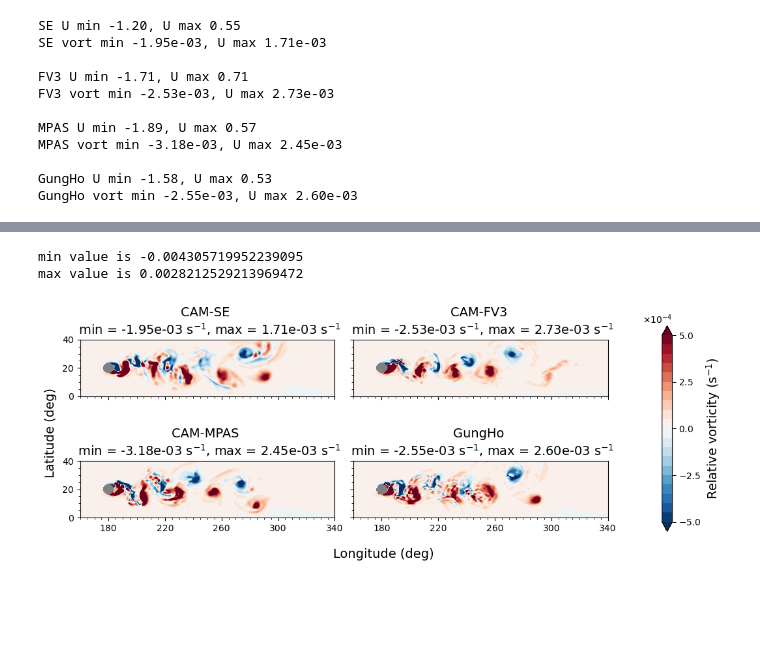
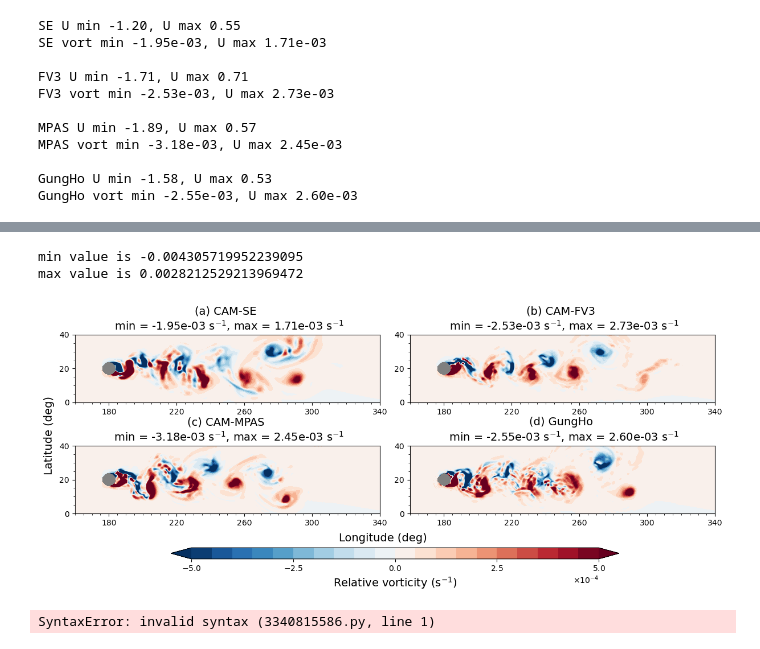
Before and after one commit to ta440/dcmip2025_gap_and_vortex, a Jupyter notebook: jupyter_notebooks/vortex_2_by_2_paper_figures.ipynb, the cells around one changed output, grey strips where cells are left out. Drawn from its saved outputs; the diff is of its cells as text; code cells hidden in the pictures; blank space fills up the shorter version.

```diff
--- a/jupyter_notebooks/vortex_2_by_2_paper_figures.ipynb
+++ b/jupyter_notebooks/vortex_2_by_2_paper_figures.ipynb
@@ -547,8 +473,7 @@ vort_conts_line = np.linspace(-absmax, absmax, 3)
 tick_range = np.linspace(-absmax, absmax, 5)
 norm = colors.TwoSlopeNorm(vmin=-absmax, vcenter=0, vmax=absmax)
 
-#fig, axes = plt.subplots(2,2, sharex=True, figsize = (12,5), layout="constrained")
-fig, axes = plt.subplots(2,2, figsize = (10.5,4), sharey=True, sharex=True, layout="constrained")
+fig, axes = plt.subplots(2,2, figsize = (12,5), layout="constrained")
 (ax1, ax2), (ax3, ax4) = axes
 
 ax1.set_facecolor("grey")
@@ -568,43 +493,44 @@ plot4 = ax4.contourf(LON, LAT, vort_4, levels = vort_conts, cmap=cmap_choice, no
 
 # Extrema over the full domain
 #ax1.set_title(f'{dycore1} \n min = {vort_min1:.2e}' r" s$^{-1}$" f', max = {vort_max1:.2e}' r" s$^{-1}$", size=label_size)
 #ax2.set_title(f'{dycore2} \n min = {vort_min2:.2e}' r" s$^{-1}$" f', max = {vort_max2:.2e}' r" s$^{-1}$", size=label_size)
 #ax3.set_title(f'{dycore3} \n min = {vort_min3:.2e}' r" s$^{-1}$" f', max = {vort_max3:.2e}' r" s$^{-1}$", size=label_size)
 #ax4.set_title(f'{dycore4} \n min = {vort_min4:.2e}' r" s$^{-1}$" f', max = {vort_max4:.2e}' r" s$^{-1}$", size=label_size)
 
 # Extrema away from the mountain
-ax1.set_title(f'{dycore1} \n min = {np.nanmin(se_vort_max_crop):.2e}' r" s$^{-1}$" f', max = {np.nanmax(se_vort_max_crop):.2e}' r" s$^{-1}$", size=label_size)
-ax2.set_title(f'{dycore2} \n min = {np.nanmin(fv3_vort_max_crop):.2e}' r" s$^{-1}$" f', max = {np.nanmax(fv3_vort_max_crop):.2e}' r" s$^{-1}$", size=label_size)
-ax3.set_title(f'{dycore3} \n min = {np.nanmin(mpas_vort_max_crop):.2e}' r" s$^{-1}$" f', max = {np.nanmax(mpas_vort_max_crop):.2e}' r" s$^{-1}$", size=label_size)
-ax4.set_title(f'{dycore4} \n min = {np.nanmin(gungho_vort_max_crop):.2e}' r" s$^{-1}$" f', max = {np.nanmax(gungho_vort_max_crop):.2e}' r" s$^{-1}$", size=label_size)
+ax1.set_title(f'(a) {dycore1} \n min = {np.nanmin(se_vort_max_crop):.2e}' r" s$^{-1}$" f', max = {np.nanmax(se_vort_max_crop):.2e}' r" s$^{-1}$", size=label_size)
+ax2.set_title(f'(b) {dycore2} \n min = {np.nanmin(fv3_vort_max_crop):.2e}' r" s$^{-1}$" f', max = {np.nanmax(fv3_vort_max_crop):.2e}' r" s$^{-1}$", size=label_size)
+ax3.set_title(f'(c) {dycore3} \n min = {np.nanmin(mpas_vort_max_crop):.2e}' r" s$^{-1}$" f', max = {np.nanmax(mpas_vort_max_crop):.2e}' r" s$^{-1}$", size=label_size)
+ax4.set_title(f'(d) {dycore4} \n min = {np.nanmin(gungho_vort_max_crop):.2e}' r" s$^{-1}$" f', max = {np.nanmax(gungho_vort_max_crop):.2e}' r" s$^{-1}$", size=label_size)
 
 for ax in axes.flatten():
     ax.yaxis.set_minor_locator(matplotlib.ticker.MultipleLocator(5))
     ax.xaxis.set_minor_locator(matplotlib.ticker.MultipleLocator(5))
 
     ax.set_aspect('equal')
     ax.set_facecolor("grey")
 
     ax.set_xticks(lon_ticks)
     ax.set_yticks(lat_ticks)
 
-cb = plt.colorbar(plot4, ax=axes, ticks = tick_range, shrink=0.9)
+cb = plt.colorbar(plot4, ax=axes, ticks = tick_range, shrink=0.7, pad=0.09, aspect=40, location='bottom')
 cb.set_label(label='Relative vorticity (s$^{-1}$)', size=label_size)
 
-fig.supylabel('Latitude (deg)', size=label_size)
-fig.supxlabel('Longitude (deg)', size=label_size)
+fig.supylabel('Latitude (deg)', size=label_size, y=0.55)
+fig.supxlabel('Longitude (deg)', size=label_size, x=0.5, y=0.17)
 cb.formatter.set_powerlimits((0, 0))
 cb.formatter.set_useMathText(True)
 
-# If saving:
-savefig = True
-
 if savefig:
     if rot:
-        plt.savefig('figures/vortex_with_rot_vort.png')
+        plt.savefig('figures/vortex_with_rot_vort.png', bbox_inches='tight')
     else:
-        plt.savefig('figures/vortex_omega0_vort.png')
+        plt.savefig('figures/vortex_omega0_vort.png', bbox_inches='tight')
 # %% [output]
 min value is -0.004305719952239095
 max value is 0.0028212529213969472
-[figure, old version]
+[figure, new version]
+# %%
+Break the script!
+# %% [output]
+SyntaxError: invalid syntax (3340815586.py, line 1)
```
Also changed, not shown: parts of 9 cells of this notebook, 10 other files.
